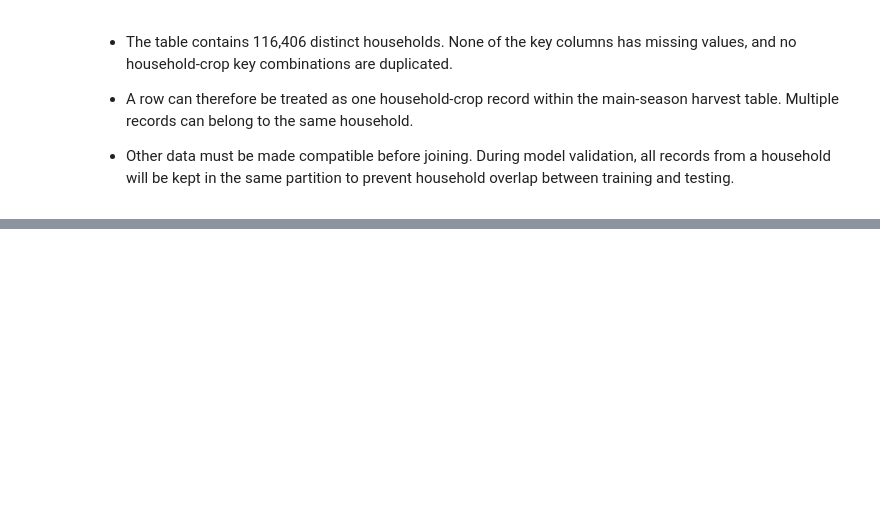
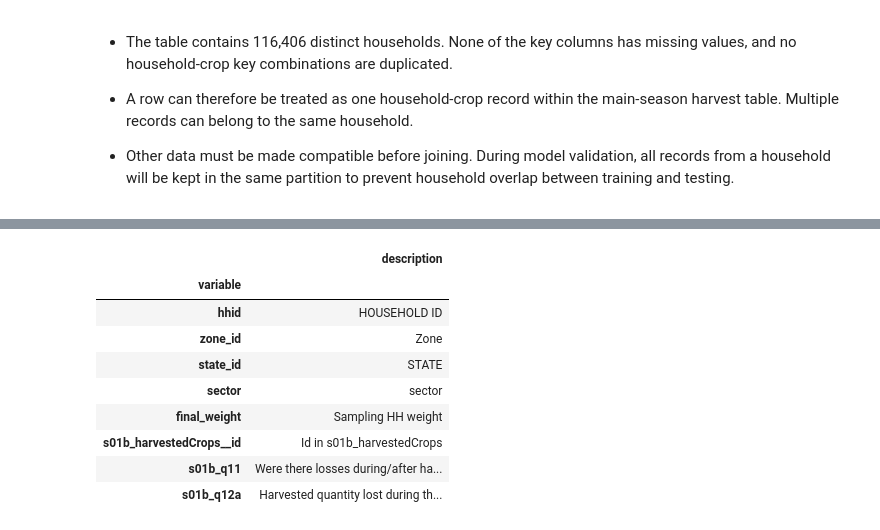
Before and after one commit to Chizycodes/nass-harvest-loss-prediction, a Jupyter notebook: notebooks/01_data_exploration.ipynb, the cells around one changed output, grey strips where cells are left out. Saved outputs shown, nothing was run; the diff lists cells and outputs as text; code cells hidden in the pictures; blank space fills up the shorter version.

```diff
--- a/notebooks/01_data_exploration.ipynb
+++ b/notebooks/01_data_exploration.ipynb
@@ -161,0 +152,39 @@ Loss amounts, loss percentages, and reasons for loss will not be used to predict
+# %%
+# Open the stata file to access its metadata, including variable descriptions.
+with pd.read_stata(HARVEST_FILE, iterator=True) as reader:
+  variable_labels = reader.variable_labels()
+
+# Convert the descriptions into a table.
+variable_dictionary = pd.DataFrame({
+  "description": variable_labels
+})
+
+# Give the table's row index a meaningful label.
+variable_dictionary.index.name = "variable"
+
+#Inspect examples of different variable roles:
+# identifiers, potential predictors, sampling information, and loss outcomes.
+columns_to_inspect = [
+  "hhid",
+  "zone_id",
+  "state_id",
+  "sector",
+  "final_weight",
+  "s01b_harvestedCrops__id",
+  TARGET,
+  "s01b_q12a"
+]
+
+# Select and display the descriptions for these variables.
+display(variable_dictionary.loc[columns_to_inspect])
+# %% [output]
+|  | description |
+| variable |  |
+| hhid | HOUSEHOLD ID |
+| zone_id | Zone |
+| state_id | STATE |
+| sector | sector |
+| final_weight | Sampling HH weight |
+| s01b_harvestedCrops__id | Id in s01b_harvestedCrops |
+| s01b_q11 | Were there losses during/after ha... |
+| s01b_q12a | Harvested quantity lost during th... |
```
Also changed, not shown: parts of 12 cells of this notebook.
